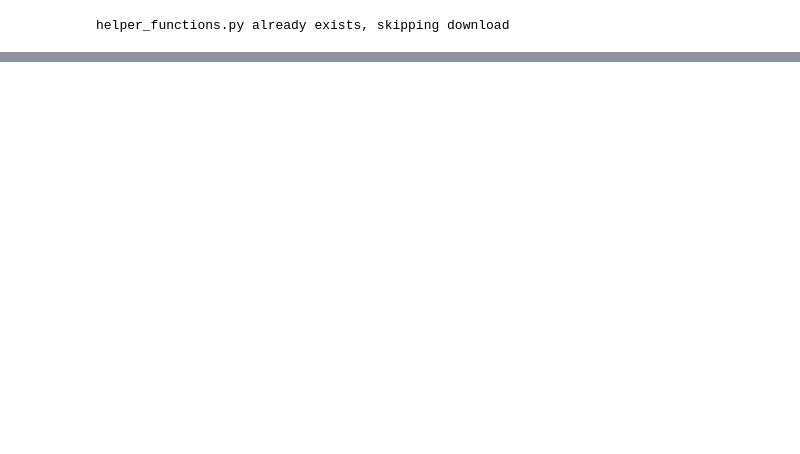
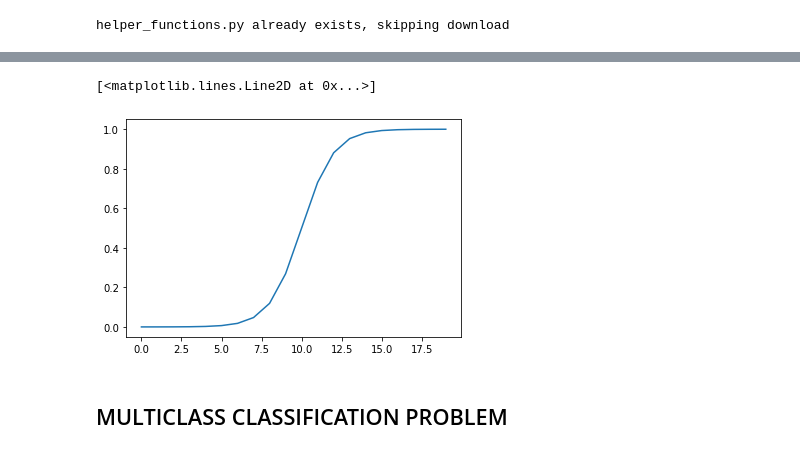
Before and after one commit to superhorip/pytorch-deep-learning, a Jupyter notebook: MY_2_Classification_network.ipynb, the cells around one changed output, grey strips where cells are left out. Drawn from its saved outputs; the diff is of its cells as text; code cells hidden in the pictures; blank space fills up the shorter version.

```diff
--- a/MY_2_Classification_network.ipynb
+++ b/MY_2_Classification_network.ipynb
@@ -486,0 +605,7 @@ continue from 11:59
+# %%
+plt.plot(torch.sigmoid(A))
+# %% [output]
+[<matplotlib.lines.Line2D at 0x...>]
+[figure, added]
+# %% [markdown]
+## MULTICLASS CLASSIFICATION PROBLEM
```
Also changed, not shown: parts of 43 cells of this notebook, 2 other files.
